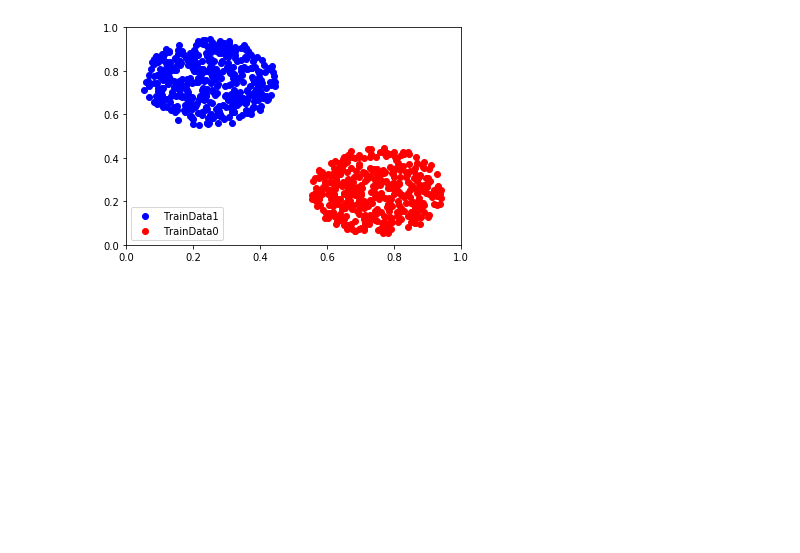
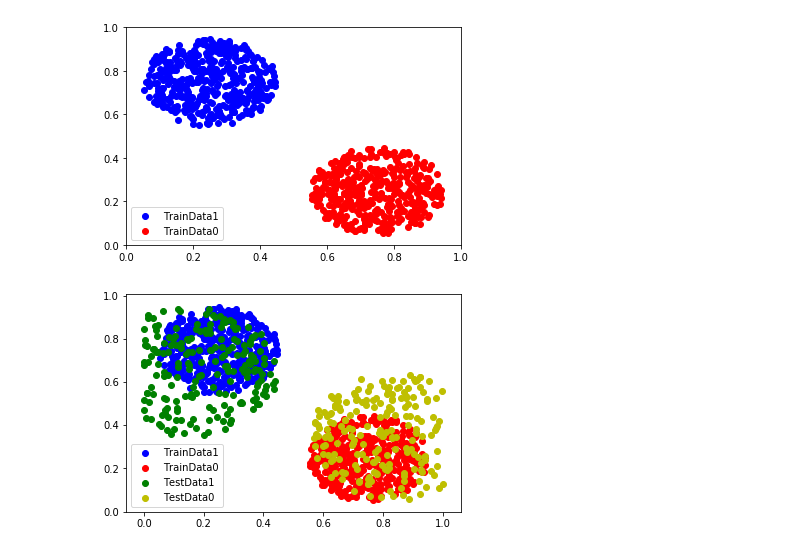
Before and after one commit to tnqkr98/ML, a Jupyter notebook: Assignment01.ipynb, the cells around one changed output. Cells and saved outputs as stored; diff of their text form; code cells hidden in the pictures; blank space fills up the shorter version.

Commit message:
assignment01 Plot Testing Datasets

```diff
--- a/Assignment01.ipynb
+++ b/Assignment01.ipynb
@@ -40,3 +40,43 @@ plt.legend(loc="lower left")
 plt.show()
 # %% [output]
 [figure]
+# %%
+#-------------- Generate Testing data --------------------------
+
+Test_cluster_X1 = []
+Test_cluster_Y1 = []
+Test_cluster_X2 = []
+Test_cluster_Y2 = []
+
+nc1 = 0
+nc2 = 0
+np.random.seed(5)
+
+c1 = (0.15,0.65)
+c2 = (0.85,0.35)
+
+while True: #---Create 400 Test Data (upper left cluster, lower right cluster)
+    t = np.random.rand(2)
+    if (pow(t[0]-c2[0],2) + pow(t[1]-c2[1],2) < 0.09):
+        Test_cluster_X2.append(list(t))
+        Test_cluster_Y2.append(0)
+        nc2 += 1
+    if (pow(t[0]-c1[0],2) + pow(t[1]-c1[1],2) < 0.09):
+        Test_cluster_X1.append(list(t))
+        Test_cluster_Y1.append(1)
+        nc1+=1
+
+    if nc1+nc2 >=400:
+        break
+
+Test_cluster_X1 = np.asarray(Test_cluster_X1)
+Test_cluster_X2 = np.asarray(Test_cluster_X2)
+
+plt.scatter(Train_cluster_X1[:,0],Train_cluster_X1[:,1],color='b',marker='o',label='TrainData1')
+plt.scatter(Train_cluster_X2[:,0],Train_cluster_X2[:,1],color='r',marker='o',label='TrainData0')
+plt.scatter(Test_cluster_X1[:,0],Test_cluster_X1[:,1],color='g',marker='o',label='TestData1')
+plt.scatter(Test_cluster_X2[:,0],Test_cluster_X2[:,1],color='y',marker='o',label='TestData0')
+plt.legend(loc="lower left")
+plt.show()
+# %% [output]
+[figure, added]
```
